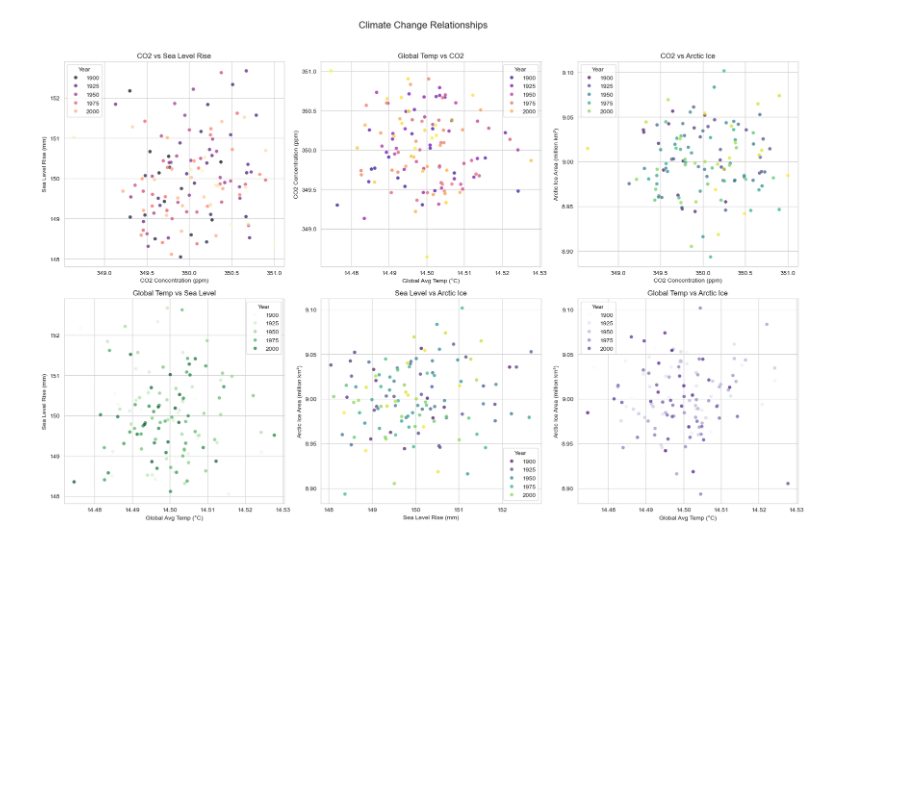
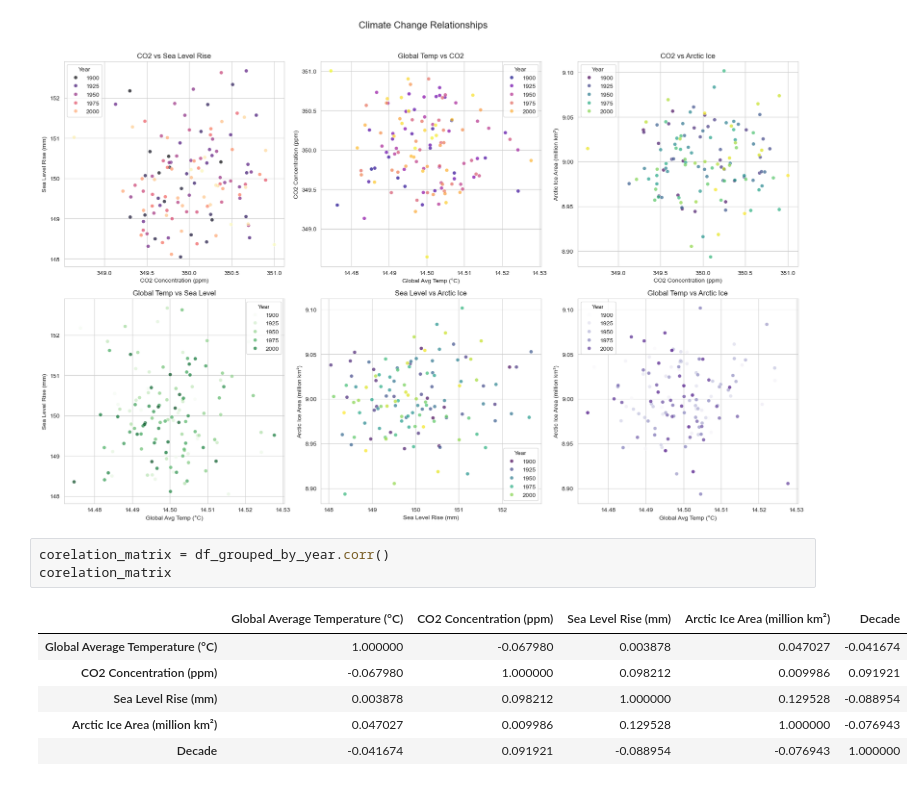
Before and after one commit to Omdena-NIC-Nepal/complete-eda-tensor, a Jupyter notebook: climate_eda.ipynb, the cells around one changed output. Drawn from its saved outputs; the diff is of its cells as text; blank space fills up the shorter version.

```diff
--- a/climate_eda.ipynb
+++ b/climate_eda.ipynb
@@ -711,3 +711,13 @@ plt.tight_layout(rect=[0, 0, 1, 0.96])
 plt.show()
 # %% [output]
 [figure]
+# %%
+corelation_matrix = df_grouped_by_year.corr()
+corelation_matrix
+# %% [output]
+|  | Global Average Temperature (°C) | CO2 Concentration (ppm) | Sea Level Rise (mm) | Arctic Ice Area (million km²) | Decade |
+| Global Average Temperature (°C) | 1.000000 | -0.067980 | 0.003878 | 0.047027 | -0.041674 |
+| CO2 Concentration (ppm) | -0.067980 | 1.000000 | 0.098212 | 0.009986 | 0.091921 |
+| Sea Level Rise (mm) | 0.003878 | 0.098212 | 1.000000 | 0.129528 | -0.088954 |
+| Arctic Ice Area (million km²) | 0.047027 | 0.009986 | 0.129528 | 1.000000 | -0.076943 |
+| Decade | -0.041674 | 0.091921 | -0.088954 | -0.076943 | 1.000000 |
```
Also changed, not shown: parts of 8 cells of this notebook.
